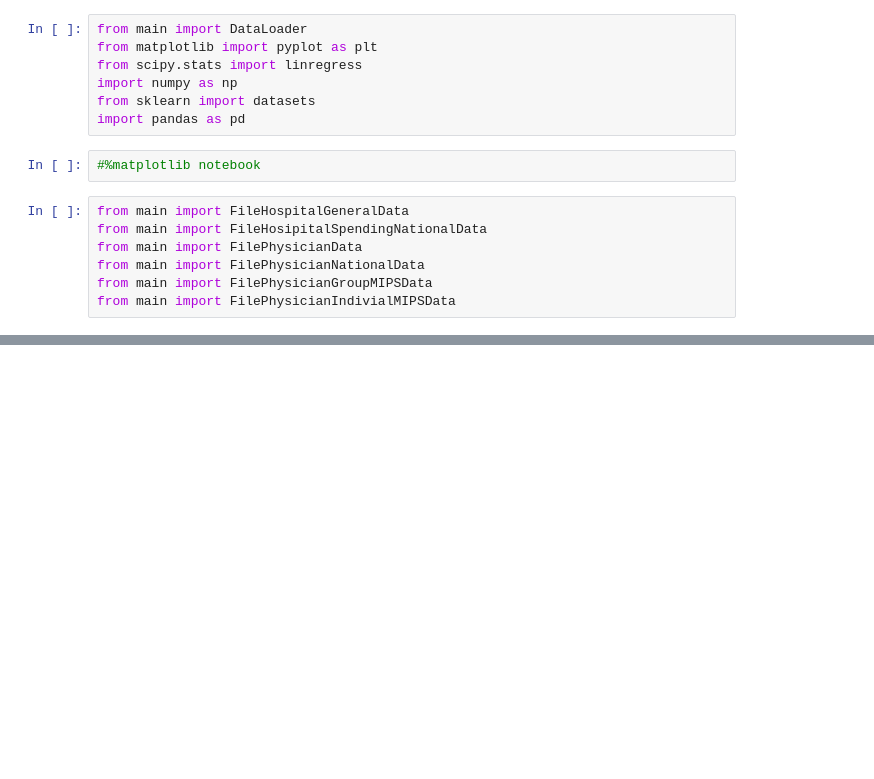
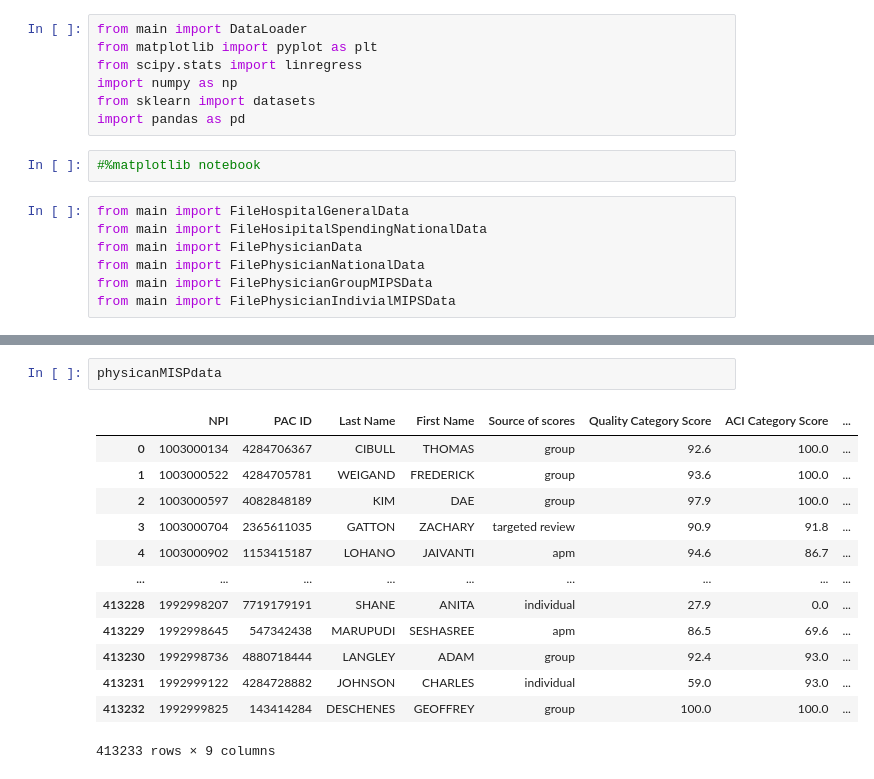
Before and after one commit to ishanku/MedicareDataAnalysisProject, a Jupyter notebook: Physician_Analysis_JJ.ipynb, the cells around one changed output, grey strips where cells are left out. Cells and saved outputs as stored; diff of their text form; blank space fills up the shorter version.

```diff
--- a/Physician_Analysis_JJ.ipynb
+++ b/Physician_Analysis_JJ.ipynb
@@ -98,0 +72,16 @@ plt.scatter(FSOwnershipCount['Facility Name'],FSOwnershipCount.index,marker="o",
+# %%
+physicanMISPdata
+# %% [output]
+|  | NPI | PAC ID | Last Name | First Name | Source of scores | Quality Category Score | ACI Category Score | ... |
+| 0 | 1003000134 | 4284706367 | CIBULL | THOMAS | group | 92.6 | 100.0 | ... |
+| 1 | 1003000522 | 4284705781 | WEIGAND | FREDERICK | group | 93.6 | 100.0 | ... |
+| 2 | 1003000597 | 4082848189 | KIM | DAE | group | 97.9 | 100.0 | ... |
+| 3 | 1003000704 | 2365611035 | GATTON | ZACHARY | targeted review | 90.9 | 91.8 | ... |
+| 4 | 1003000902 | 1153415187 | LOHANO | JAIVANTI | apm | 94.6 | 86.7 | ... |
+| ... | ... | ... | ... | ... | ... | ... | ... | ... |
+| 413228 | 1992998207 | 7719179191 | SHANE | ANITA | individual | 27.9 | 0.0 | ... |
+| 413229 | 1992998645 | 547342438 | MARUPUDI | SESHASREE | apm | 86.5 | 69.6 | ... |
+| 413230 | 1992998736 | 4880718444 | LANGLEY | ADAM | group | 92.4 | 93.0 | ... |
+| 413231 | 1992999122 | 4284728882 | JOHNSON | CHARLES | individual | 59.0 | 93.0 | ... |
+| 413232 | 1992999825 | 143414284 | DESCHENES | GEOFFREY | group | 100.0 | 100.0 | ... |
+413233 rows × 9 columns
```
Also changed, not shown: parts of 12 cells of this notebook.
